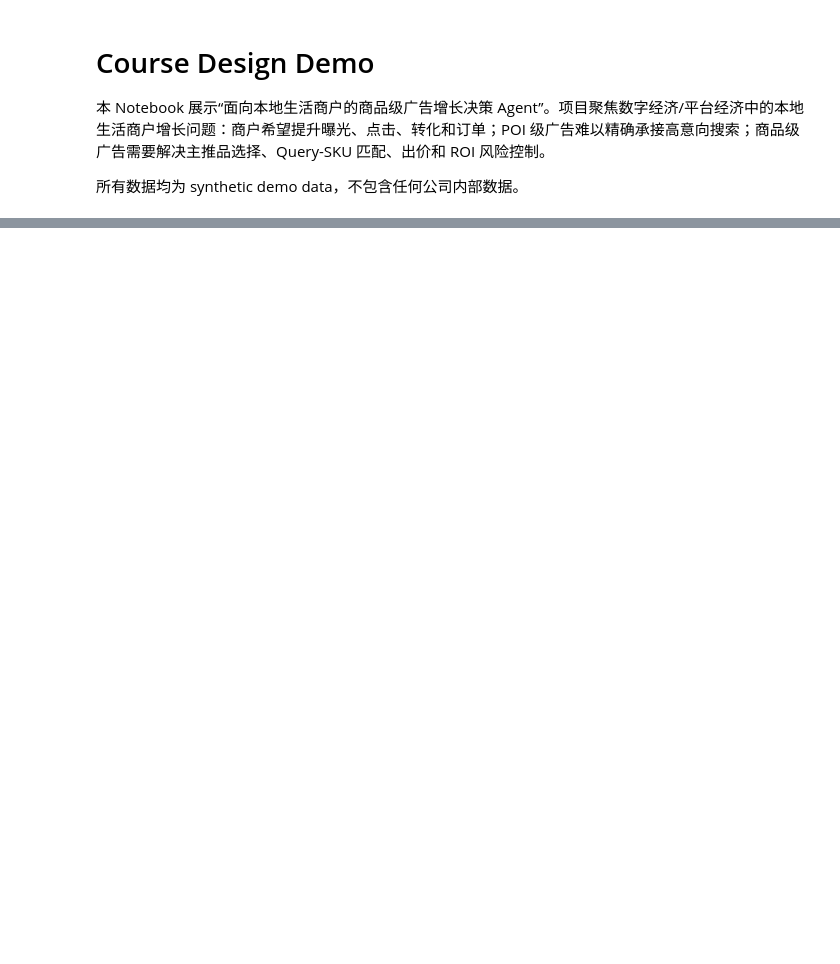
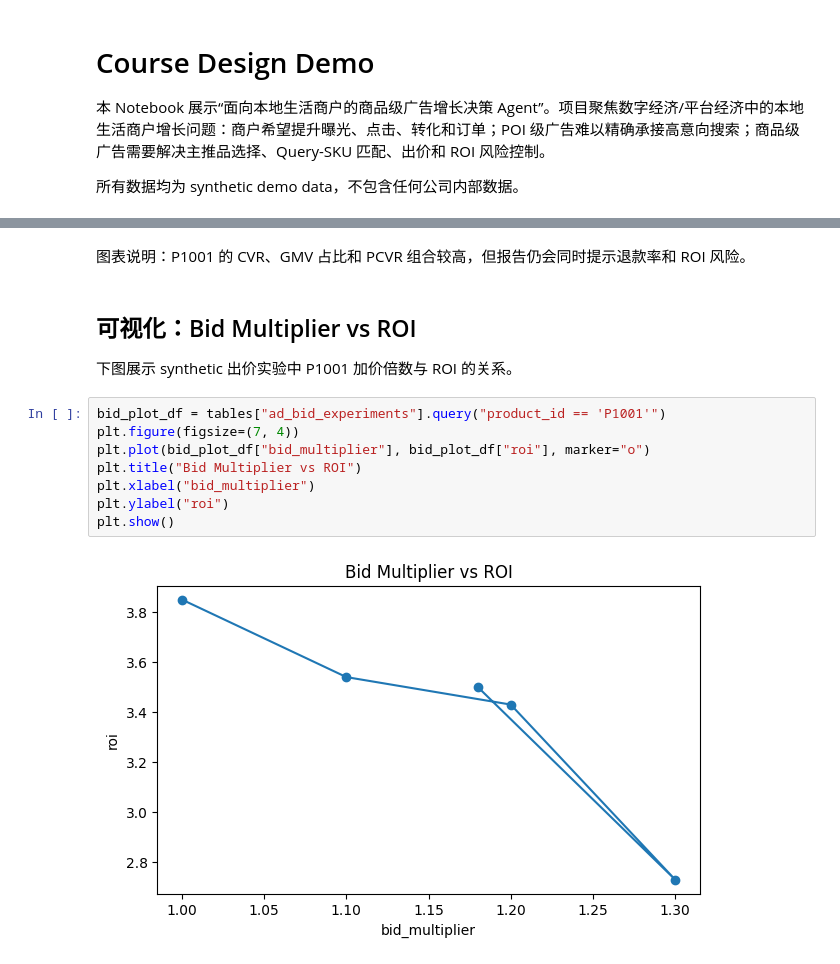
Before and after one commit to xjy0526/business-insight-agent, a Jupyter notebook: notebooks/course_design_demo.ipynb, the cells around one changed output, grey strips where cells are left out. Drawn from its saved outputs; the diff is of its cells as text; blank space fills up the shorter version.

```diff
--- a/notebooks/course_design_demo.ipynb
+++ b/notebooks/course_design_demo.ipynb
@@ -129,0 +322,16 @@ plt.show()
+# %% [markdown]
+图表说明：P1001 的 CVR、GMV 占比和 PCVR 组合较高，但报告仍会同时提示退款率和 ROI 风险。
+# %% [markdown]
+## 可视化：Bid Multiplier vs ROI
+
+下图展示 synthetic 出价实验中 P1001 加价倍数与 ROI 的关系。
+# %%
+bid_plot_df = tables["ad_bid_experiments"].query("product_id == 'P1001'")
+plt.figure(figsize=(7, 4))
+plt.plot(bid_plot_df["bid_multiplier"], bid_plot_df["roi"], marker="o")
+plt.title("Bid Multiplier vs ROI")
+plt.xlabel("bid_multiplier")
+plt.ylabel("roi")
+plt.show()
+# %% [output]
+[figure, added]
```
Also changed, not shown: parts of 54 cells of this notebook, 40 other files.
